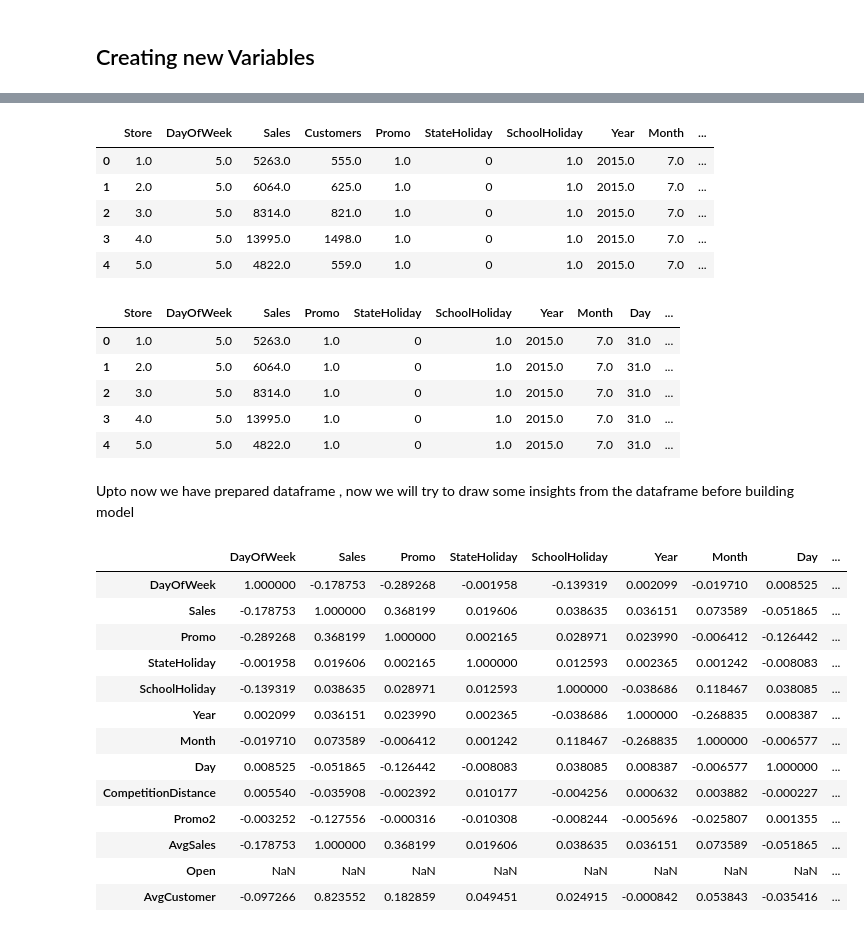
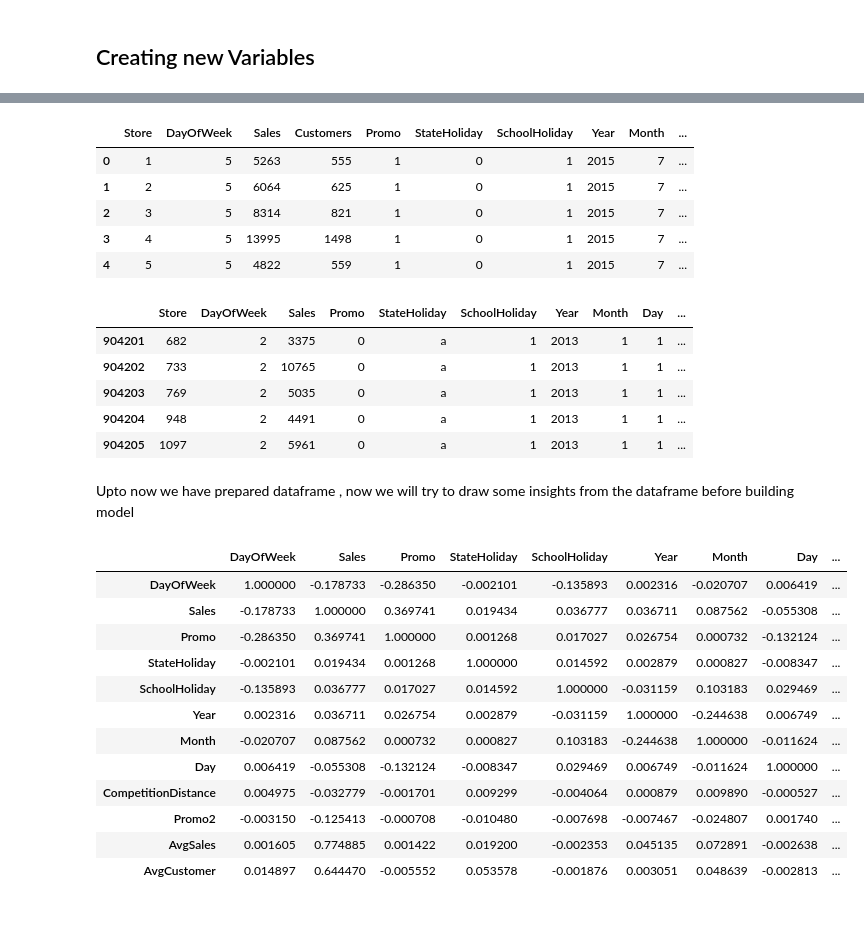
Before and after one commit to Rajashekar-Anumalla/RossmannRetailSales_RegressionAnalysis, a Jupyter notebook: Rossmann_Sales_Prediction_Capstone_Project.ipynb, the cells around one changed output, grey strips where cells are left out. Saved outputs shown, nothing was run; the diff lists cells and outputs as text; code cells hidden in the pictures.

```diff
--- a/Rossmann_Sales_Prediction_Capstone_Project.ipynb
+++ b/Rossmann_Sales_Prediction_Capstone_Project.ipynb
@@ -326,12 +346,12 @@ data1 = pd.merge(data1, sales_mon_new[cols_to_use], left_index=True, right_index
 # %%
-data1.head()
+data_new.head()
 # %% [output]
 |  | Store | DayOfWeek | Sales | Customers | Promo | StateHoliday | SchoolHoliday | Year | Month | ... |
-| 0 | 1.0 | 5.0 | 5263.0 | 555.0 | 1.0 | 0 | 1.0 | 2015.0 | 7.0 | ... |
-| 1 | 2.0 | 5.0 | 6064.0 | 625.0 | 1.0 | 0 | 1.0 | 2015.0 | 7.0 | ... |
-| 2 | 3.0 | 5.0 | 8314.0 | 821.0 | 1.0 | 0 | 1.0 | 2015.0 | 7.0 | ... |
-| 3 | 4.0 | 5.0 | 13995.0 | 1498.0 | 1.0 | 0 | 1.0 | 2015.0 | 7.0 | ... |
-| 4 | 5.0 | 5.0 | 4822.0 | 559.0 | 1.0 | 0 | 1.0 | 2015.0 | 7.0 | ... |
+| 0 | 1 | 5 | 5263 | 555 | 1 | 0 | 1 | 2015 | 7 | ... |
+| 1 | 2 | 5 | 6064 | 625 | 1 | 0 | 1 | 2015 | 7 | ... |
+| 2 | 3 | 5 | 8314 | 821 | 1 | 0 | 1 | 2015 | 7 | ... |
+| 3 | 4 | 5 | 13995 | 1498 | 1 | 0 | 1 | 2015 | 7 | ... |
+| 4 | 5 | 5 | 4822 | 559 | 1 | 0 | 1 | 2015 | 7 | ... |
 # %%
 ## Here we write a code to get monthly average customer at each store
 
@@ -341,55 +361,54 @@ cust.reset_index(drop=True, inplace=True)
 
 # data1.columns
 # %%
-data1['cust_key']=data1['Year'].map(str) + data1['Month'].map(str) + data1['Store'].map(str)
+data_new['cust_key']=data_new['Year'].map(str) + data_new['Month'].map(str) + data_new['Store'].map(str)
 cust['cust_key']=cust['Year'].map(str) + cust['Month'].map(str) + cust['Store'].map(str)
 # %%
-data1 = data1.drop('Customers', axis=1)  # drop extra columns
+data_new = data_new.drop('Customers', axis=1)  # drop extra columns
 cust = cust.drop(['Year', 'Month', 'Store'], axis=1)
 
 # columns that are useful in order to avert duplicate columns after merging
-cols_to_use2 = cust.columns.difference(data1.columns)
+# cols_to_use2 = cust.columns.difference(data1.columns)
 # cols_to_use2
 
 # merge
-data1 = pd.merge(data1, cust[cols_to_use2], left_index=True, right_index=True, how='outer')
+data_1 = pd.merge(data_new, cust,how='left')
-# %%
-data1.head()
-# %% [output]
-|  | Store | DayOfWeek | Sales | Promo | StateHoliday | SchoolHoliday | Year | Month | Day | ... |
-| 0 | 1.0 | 5.0 | 5263.0 | 1.0 | 0 | 1.0 | 2015.0 | 7.0 | 31.0 | ... |
-| 1 | 2.0 | 5.0 | 6064.0 | 1.0 | 0 | 1.0 | 2015.0 | 7.0 | 31.0 | ... |
-| 2 | 3.0 | 5.0 | 8314.0 | 1.0 | 0 | 1.0 | 2015.0 | 7.0 | 31.0 | ... |
-| 3 | 4.0 | 5.0 | 13995.0 | 1.0 | 0 | 1.0 | 2015.0 | 7.0 | 31.0 | ... |
-| 4 | 5.0 | 5.0 | 4822.0 | 1.0 | 0 | 1.0 | 2015.0 | 7.0 | 31.0 | ... |
+# %%
+data_1.tail()
+# %% [output]
+|  | Store | DayOfWeek | Sales | Promo | StateHoliday | SchoolHoliday | Year | Month | Day | ... |
+| 904201 | 682 | 2 | 3375 | 0 | a | 1 | 2013 | 1 | 1 | ... |
+| 904202 | 733 | 2 | 10765 | 0 | a | 1 | 2013 | 1 | 1 | ... |
+| 904203 | 769 | 2 | 5035 | 0 | a | 1 | 2013 | 1 | 1 | ... |
+| 904204 | 948 | 2 | 4491 | 0 | a | 1 | 2013 | 1 | 1 | ... |
+| 904205 | 1097 | 2 | 5961 | 0 | a | 1 | 2013 | 1 | 1 | ... |
 # %%
 ## Encoding a feature
 ## 0 - not a state holiday; 1- is on a state holiday
-data1['StateHoliday'] = data1.StateHoliday.map({'0':0, 'a':1 ,'b' : 1,'c': 1})
+data_1['StateHoliday'] = data_1.StateHoliday.map({'0':0, 'a':1 ,'b' : 1,'c': 1})
 # %%
 # dropping extra columns
-data1 = data1.drop(['cust_key','sales_key','Store','Date'], axis=1)
+data_1 = data_1.drop(['cust_key','sales_key','Store'], axis=1)
 # %% [markdown]
 Upto now we have prepared dataframe , now we will try to draw some insights from the dataframe before building model
 # %%
 ## lets look at the correlation between all features
-corr = data1.corr()
+corr = data_1.corr()
 corr
 # %% [output]
 |  | DayOfWeek | Sales | Promo | StateHoliday | SchoolHoliday | Year | Month | Day | ... |
-| DayOfWeek | 1.000000 | -0.178753 | -0.289268 | -0.001958 | -0.139319 | 0.002099 | -0.019710 | 0.008525 | ... |
-| Sales | -0.178753 | 1.000000 | 0.368199 | 0.019606 | 0.038635 | 0.036151 | 0.073589 | -0.051865 | ... |
-| Promo | -0.289268 | 0.368199 | 1.000000 | 0.002165 | 0.028971 | 0.023990 | -0.006412 | -0.126442 | ... |
-| StateHoliday | -0.001958 | 0.019606 | 0.002165 | 1.000000 | 0.012593 | 0.002365 | 0.001242 | -0.008083 | ... |
-| SchoolHoliday | -0.139319 | 0.038635 | 0.028971 | 0.012593 | 1.000000 | -0.038686 | 0.118467 | 0.038085 | ... |
-| Year | 0.002099 | 0.036151 | 0.023990 | 0.002365 | -0.038686 | 1.000000 | -0.268835 | 0.008387 | ... |
-| Month | -0.019710 | 0.073589 | -0.006412 | 0.001242 | 0.118467 | -0.268835 | 1.000000 | -0.006577 | ... |
-| Day | 0.008525 | -0.051865 | -0.126442 | -0.008083 | 0.038085 | 0.008387 | -0.006577 | 1.000000 | ... |
-| CompetitionDistance | 0.005540 | -0.035908 | -0.002392 | 0.010177 | -0.004256 | 0.000632 | 0.003882 | -0.000227 | ... |
-| Promo2 | -0.003252 | -0.127556 | -0.000316 | -0.010308 | -0.008244 | -0.005696 | -0.025807 | 0.001355 | ... |
-| AvgSales | -0.178753 | 1.000000 | 0.368199 | 0.019606 | 0.038635 | 0.036151 | 0.073589 | -0.051865 | ... |
-| Open | NaN | NaN | NaN | NaN | NaN | NaN | NaN | NaN | ... |
-| AvgCustomer | -0.097266 | 0.823552 | 0.182859 | 0.049451 | 0.024915 | -0.000842 | 0.053843 | -0.035416 | ... |
+| DayOfWeek | 1.000000 | -0.178733 | -0.286350 | -0.002101 | -0.135893 | 0.002316 | -0.020707 | 0.006419 | ... |
+| Sales | -0.178733 | 1.000000 | 0.369741 | 0.019434 | 0.036777 | 0.036711 | 0.087562 | -0.055308 | ... |
+| Promo | -0.286350 | 0.369741 | 1.000000 | 0.001268 | 0.017027 | 0.026754 | 0.000732 | -0.132124 | ... |
+| StateHoliday | -0.002101 | 0.019434 | 0.001268 | 1.000000 | 0.014592 | 0.002879 | 0.000827 | -0.008347 | ... |
+| SchoolHoliday | -0.135893 | 0.036777 | 0.017027 | 0.014592 | 1.000000 | -0.031159 | 0.103183 | 0.029469 | ... |
+| Year | 0.002316 | 0.036711 | 0.026754 | 0.002879 | -0.031159 | 1.000000 | -0.244638 | 0.006749 | ... |
+| Month | -0.020707 | 0.087562 | 0.000732 | 0.000827 | 0.103183 | -0.244638 | 1.000000 | -0.011624 | ... |
+| Day | 0.006419 | -0.055308 | -0.132124 | -0.008347 | 0.029469 | 0.006749 | -0.011624 | 1.000000 | ... |
+| CompetitionDistance | 0.004975 | -0.032779 | -0.001701 | 0.009299 | -0.004064 | 0.000879 | 0.009890 | -0.000527 | ... |
+| Promo2 | -0.003150 | -0.125413 | -0.000708 | -0.010480 | -0.007698 | -0.007467 | -0.024807 | 0.001740 | ... |
+| AvgSales | 0.001605 | 0.774885 | 0.001422 | 0.019200 | -0.002353 | 0.045135 | 0.072891 | -0.002638 | ... |
+| AvgCustomer | 0.014897 | 0.644470 | -0.005552 | 0.053578 | -0.001876 | 0.003051 | 0.048639 | -0.002813 | ... |
 # %%
 ## here we will see graphical representation of correlation between features
 
```
Also changed, not shown: parts of 30 cells of this notebook.
